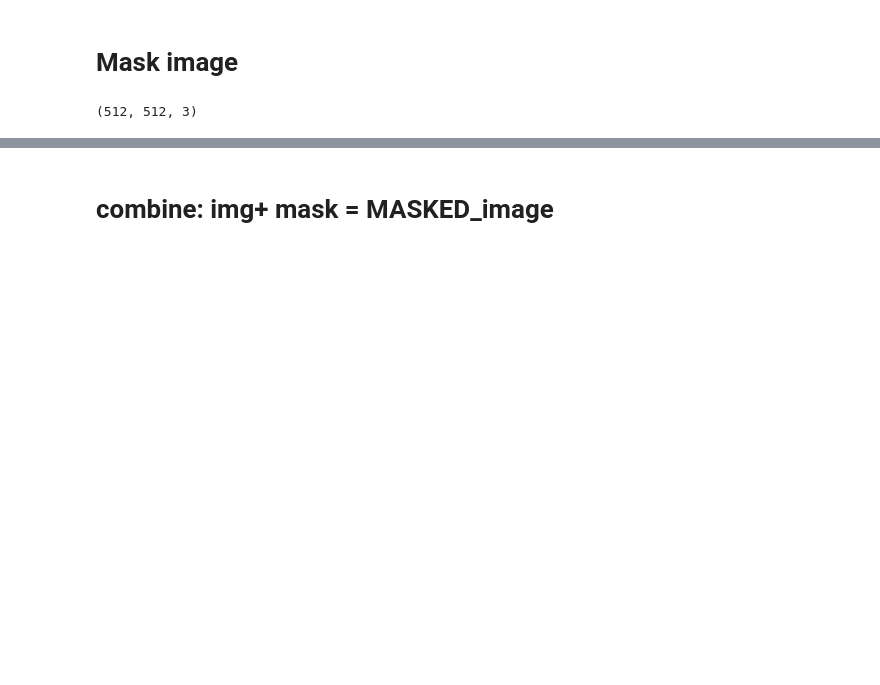
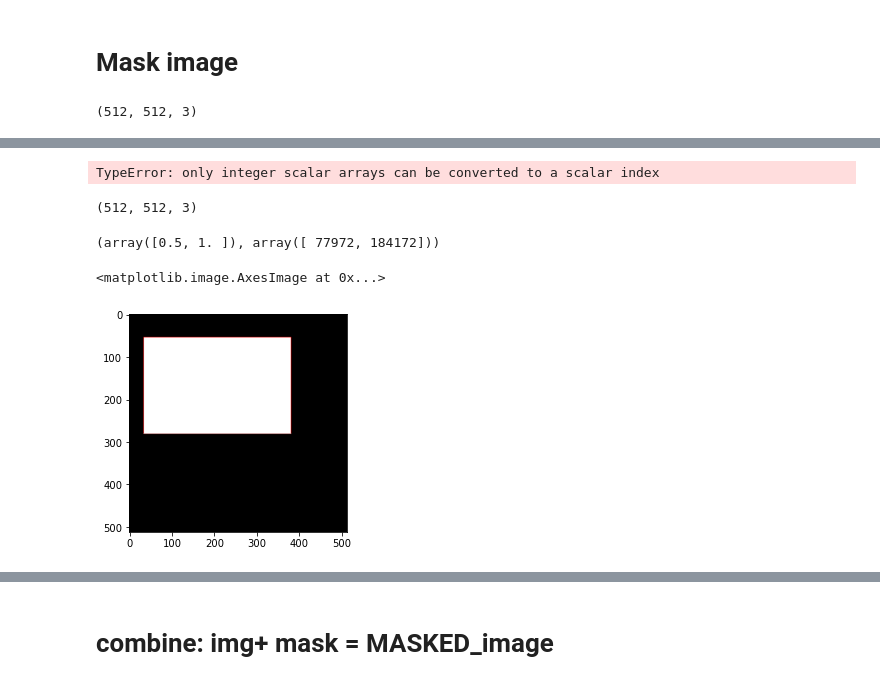
Before and after one commit to RahulS247/Hotel_Recognition-kaggle_challenge, a Jupyter notebook: maskGAN.ipynb, the cells around one changed output, grey strips where cells are left out. Cells and saved outputs as stored; diff of their text form; code cells hidden in the pictures; blank space fills up the shorter version.

```diff
--- a/maskGAN.ipynb
+++ b/maskGAN.ipynb
@@ -71,0 +86,28 @@ np.unique(mask,return_counts=True)
+# %%
+B[zero_one_mask==1]=1
+G[zero_one_mask==1]=1
+R[zero_one_mask==1]=1
+# %% [output]
+TypeError: only integer scalar arrays can be converted to a scalar index
+# %%
+#zero_one_mask =tf.expand_dims((mask+1)/2, 2)
+# Apply mask to all channels.
+#R, G,B= tf.split(imgm, num_or_size_splits=3, axis=2)
+R,G,B= (imgm[:,:,0],imgm[:,:,1],imgm[:,:,2])
+#channels = [tf.multiply(c, zero_one_mask) for c in channels]
+#output_img = tf.concat(channels,2)
+# %%
+output_img = np.stack([R,G,B],-1)
+# %%
+output_img.shape
+# %% [output]
+(512, 512, 3)
+# %%
+np.unique((mask + 1) / 2,return_counts=True)
+# %% [output]
+(array([0.5, 1. ]), array([ 77972, 184172]))
+# %%
+plt.imshow(output_img)
+# %% [output]
+<matplotlib.image.AxesImage at 0x...>
+[figure, added]
```
Also changed, not shown: parts of 17 cells of this notebook.
